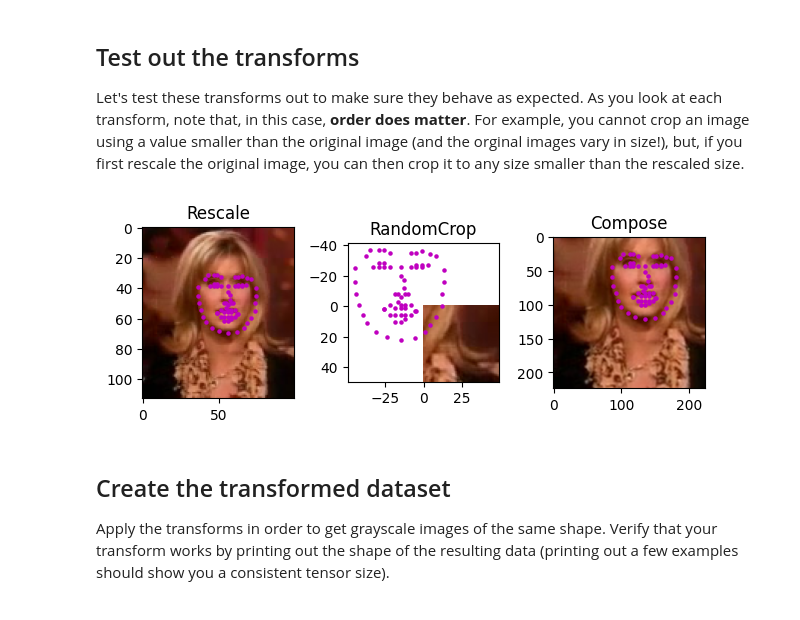
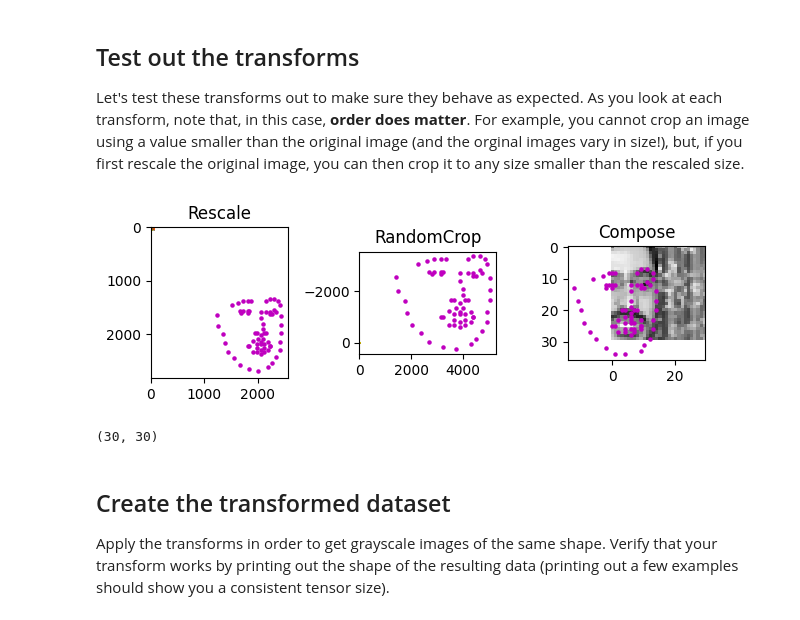
Before and after one commit to RobertIonut19/P1_Facial_Keypoints, a Jupyter notebook: 1. Load and Visualize Data.ipynb, the cells around one changed output. Drawn from its saved outputs; the diff is of its cells as text; code cells hidden in the pictures.

```diff
--- a/1. Load and Visualize Data.ipynb
+++ b/1. Load and Visualize Data.ipynb
@@ -40,7 +40,7 @@ import cv2
 # %%
 key_pts_frame = pd.read_csv('data/training_frames_keypoints.csv')
 
-n = 0
+n = 300
 image_name = key_pts_frame.iloc[n, 0]
 key_pts = key_pts_frame.iloc[n, 1:].values
 key_pts = key_pts.astype('float').reshape(-1, 2)
@@ -100,7 +100,10 @@ Below, is a function `show_keypoints` that takes in an image and keypoints and d
 # %%
 def show_keypoints(image, key_pts):
     """Show image with keypoints"""
-    plt.imshow(image)
+    if image.ndim == 2:
+        plt.imshow(image, cmap='gray')
+    else:
+        plt.imshow(image)
     plt.scatter(key_pts[:, 0], key_pts[:, 1], s=20, marker='.', c='m')
 # %%
 # Display a few different types of images by changing the index n
@@ -398,27 +469,43 @@ class ToTensor(object):
 Let's test these transforms out to make sure they behave as expected. As you look at each transform, note that, in this case, **order does matter**. For example, you cannot crop an image using a value smaller than the original image (and the orginal images vary in size!), but, if you first rescale the original image, you can then crop it to any size smaller than the rescaled size.
 # %%
 # test out some of these transforms
-rescale = Rescale(100)
+# resize to 72x72
+
+rescale = Rescale((72, 72))
 crop = RandomCrop(50)
-composed = transforms.Compose([Rescale(250),
-                               RandomCrop(224)])
+
+composed = transforms.Compose([Rescale(72),
+                               RandomCrop(30),
+                               Normalize()])
+# apply the transforms to a sample image
+
+
+# crop = RandomCrop(50)
+# composed = transforms.Compose([Rescale(250),
+#                                RandomCrop(224)])
 
 # apply the transforms to a sample image
-test_num = 500
+test_num = np.random.randint(0, len(face_dataset))
 sample = face_dataset[test_num]
 
 fig = plt.figure()
 for i, tx in enumerate([rescale, crop, composed]):
     transformed_sample = tx(sample)
 
     ax = plt.subplot(1, 3, i + 1)
     plt.tight_layout()
     ax.set_title(type(tx).__name__)
-    show_keypoints(transformed_sample['image'], transformed_sample['keypoints'])
+
+    keypoints = transformed_sample['keypoints'] * 50 + 100
+    keypoints = keypoints.astype('int')
+    show_keypoints(transformed_sample['image'], keypoints)
 
 plt.show()
+
+print(transformed_sample['image'].shape)
 # %% [output]
-[figure, old version]
+[figure, new version]
+(30, 30)
 # %% [markdown]
 ## Create the transformed dataset
 
```
Also changed, not shown: parts of 13 cells of this notebook, 3 other files.
